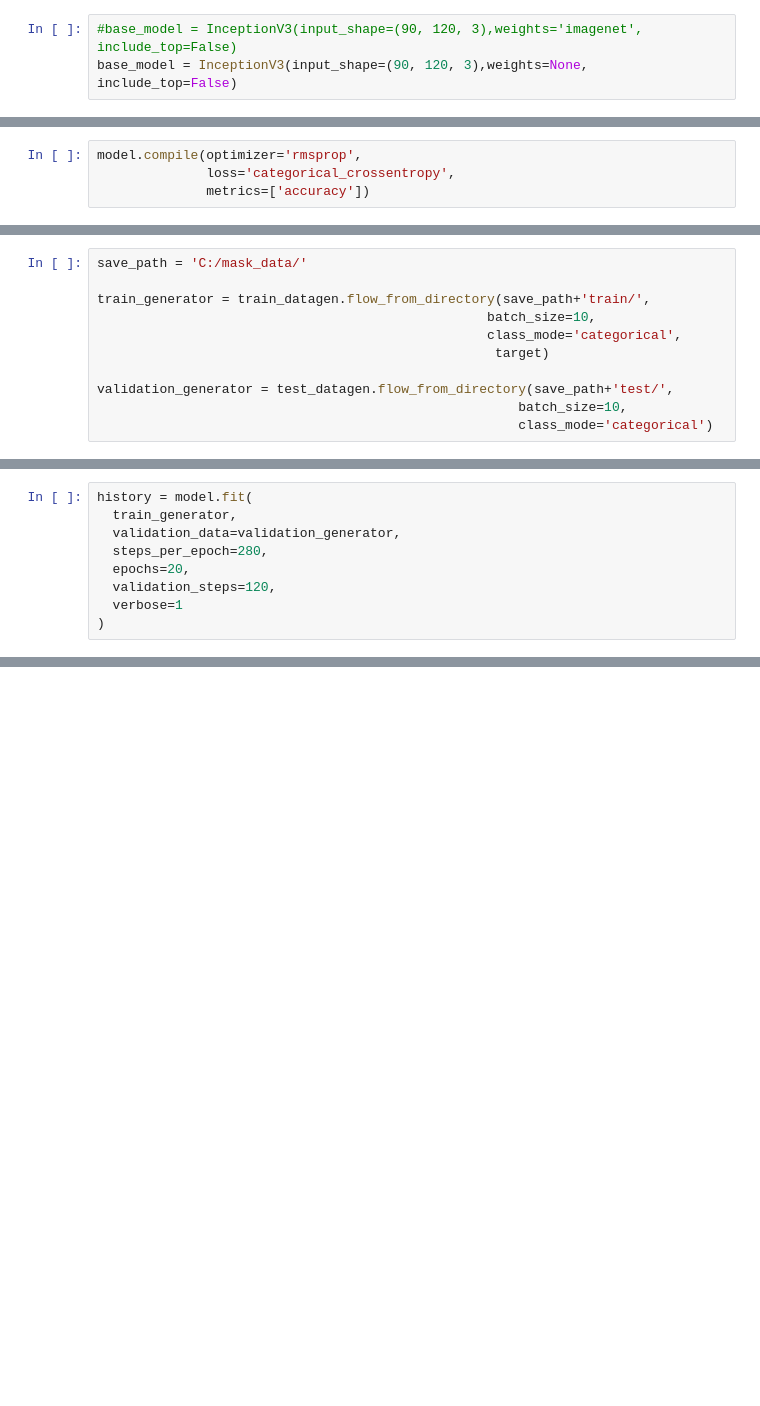
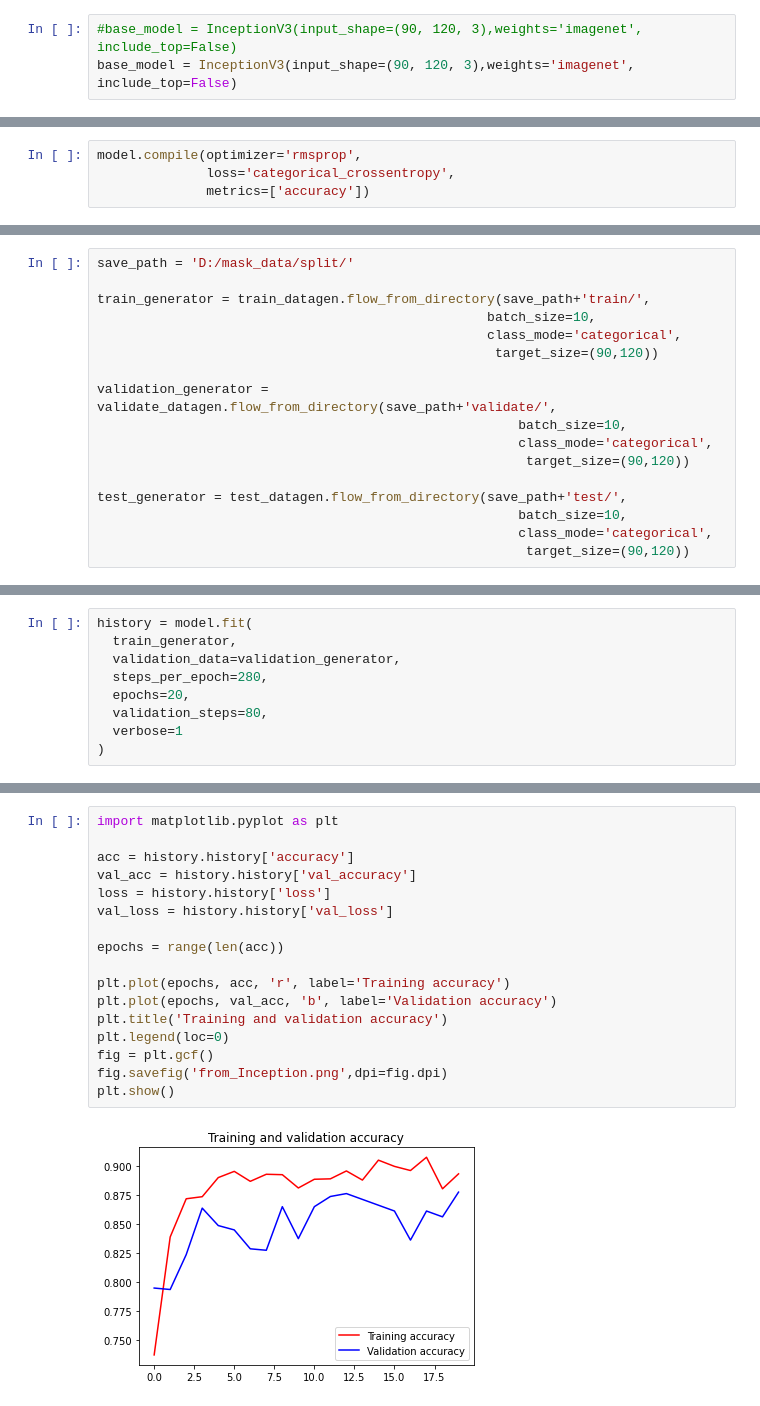
Before and after one commit to cjlee0217/covid19_mask_detection, a Jupyter notebook: 모델링/using_InceptionV3.ipynb, the cells around one changed output, grey strips where cells are left out. Drawn from its saved outputs; the diff is of its cells as text; blank space fills up the shorter version.

```diff
--- a/모델링/using_InceptionV3.ipynb
+++ b/모델링/using_InceptionV3.ipynb
@@ -5,4 +5,4 @@ from keras.applications.inception_v3 import InceptionV3 , preprocess_input
 from keras.preprocessing.image import ImageDataGenerator
 # %%
 #base_model = InceptionV3(input_shape=(90, 120, 3),weights='imagenet', include_top=False)
-base_model = InceptionV3(input_shape=(90, 120, 3),weights=None, include_top=False)
+base_model = InceptionV3(input_shape=(90, 120, 3),weights='imagenet', include_top=False)
@@ -57,13 +73,19 @@ test_datagen = ImageDataGenerator()
 # %%
-save_path = 'C:/mask_data/'
+save_path = 'D:/mask_data/split/'
 
 train_generator = train_datagen.flow_from_directory(save_path+'train/',
                                                   batch_size=10,
                                                   class_mode='categorical',
-                                                   target)
+                                                   target_size=(90,120))
 
-validation_generator = test_datagen.flow_from_directory(save_path+'test/',
+validation_generator = validate_datagen.flow_from_directory(save_path+'validate/',
                                                       batch_size=10,
-                                                      class_mode='categorical')
+                                                      class_mode='categorical',
+                                                       target_size=(90,120))
+
+test_generator = test_datagen.flow_from_directory(save_path+'test/',
+                                                      batch_size=10,
+                                                      class_mode='categorical',
+                                                       target_size=(90,120))
 # %% [output]
 Found 2800 images belonging to 4 classes.
@@ -74,7 +97,7 @@ history = model.fit(
   validation_data=validation_generator,
   steps_per_epoch=280,
   epochs=20,
-  validation_steps=120,
+  validation_steps=80,
   verbose=1
 )
 # %% [output]
@@ -107,0 +126,19 @@ INFO:tensorflow:Assets written to: from_InceptionV3.h\assets
+# %%
+import matplotlib.pyplot as plt
+
+acc = history.history['accuracy']
+val_acc = history.history['val_accuracy']
+loss = history.history['loss']
+val_loss = history.history['val_loss']
+
+epochs = range(len(acc))
+
+plt.plot(epochs, acc, 'r', label='Training accuracy')
+plt.plot(epochs, val_acc, 'b', label='Validation accuracy')
+plt.title('Training and validation accuracy')
+plt.legend(loc=0)
+fig = plt.gcf()
+fig.savefig('from_Inception.png',dpi=fig.dpi)
+plt.show()
+# %% [output]
+[figure, added]
```
Also changed, not shown: parts of 8 cells of this notebook, 7 other files.
